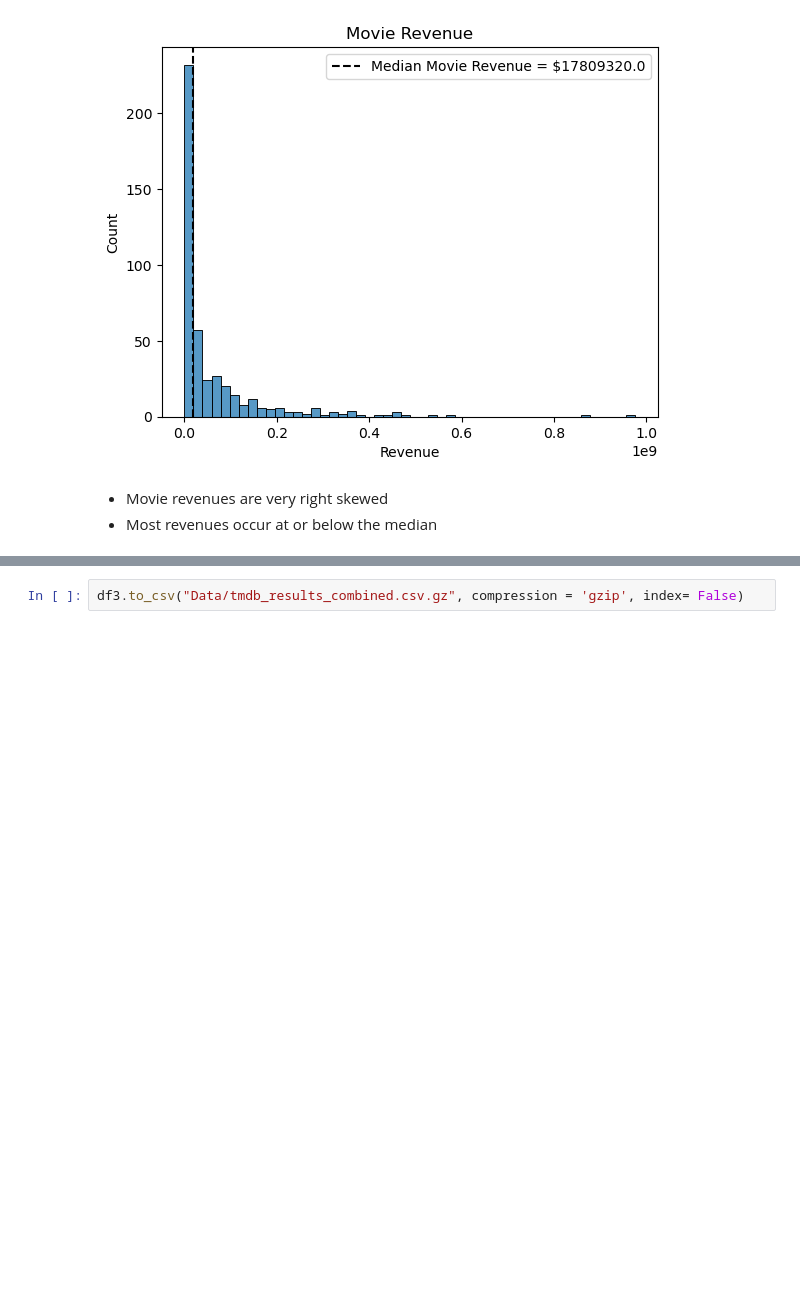
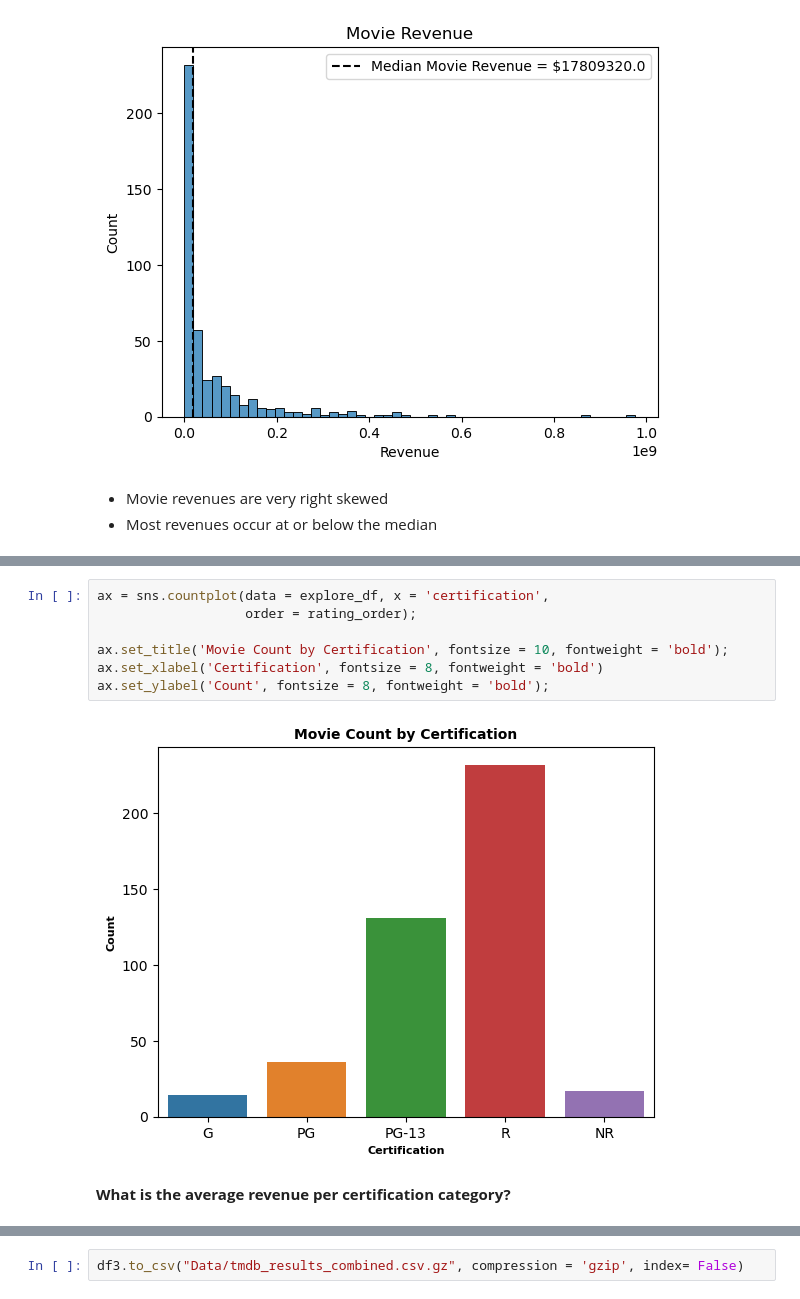
Before and after one commit to AshleyHeinrich/IMDB2, a Jupyter notebook: Exploratory_Data_Analysis.ipynb, the cells around one changed output, grey strips where cells are left out. Cells and saved outputs as stored; diff of their text form; blank space fills up the shorter version.

```diff
--- a/Exploratory_Data_Analysis.ipynb
+++ b/Exploratory_Data_Analysis.ipynb
@@ -405,0 +234,11 @@ ax.set_yticklabels(new_labels);
+# %%
+ax = sns.countplot(data = explore_df, x = 'certification',
+                   order = rating_order);
+
+ax.set_title('Movie Count by Certification', fontsize = 10, fontweight = 'bold');
+ax.set_xlabel('Certification', fontsize = 8, fontweight = 'bold')
+ax.set_ylabel('Count', fontsize = 8, fontweight = 'bold');
+# %% [output]
+[figure, added]
+# %% [markdown]
+**What is the average revenue per certification category?**
```
Also changed, not shown: parts of 31 cells of this notebook, 1 other file.
